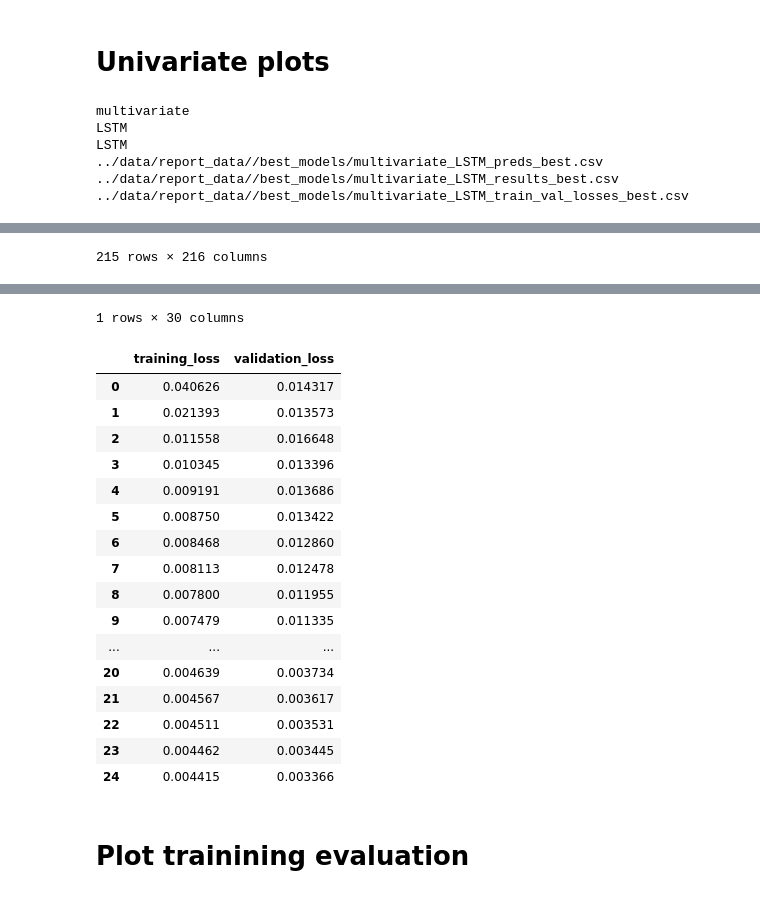
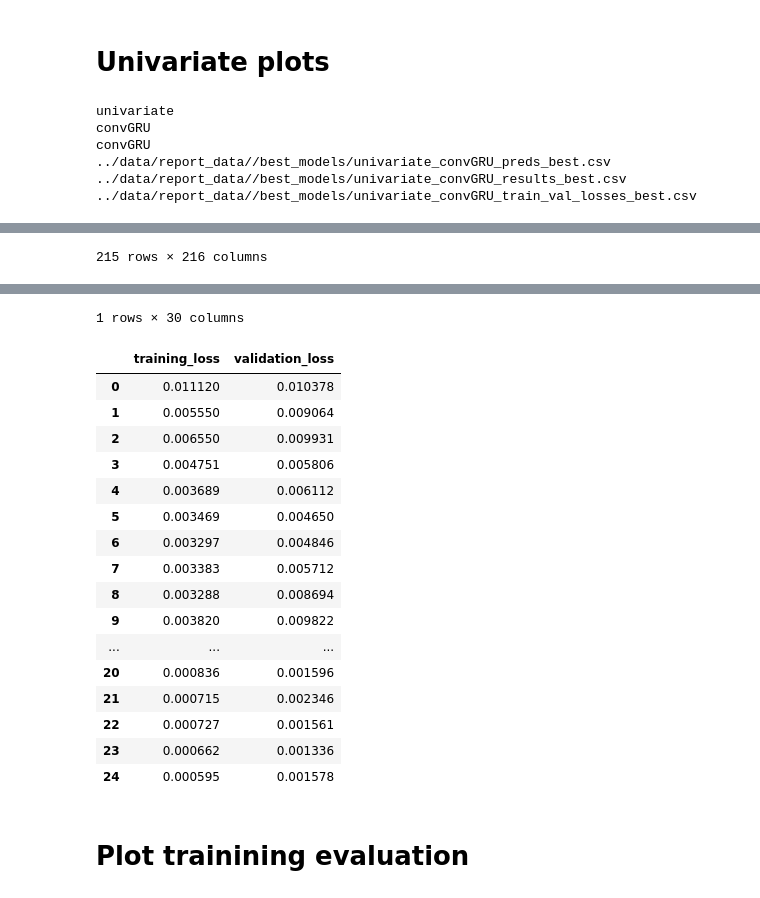
Before and after one commit to AndreasBordvik/FYS-STK4155-Prj3_report, a Jupyter notebook: code/best_models_plots.ipynb, the cells around one changed output, grey strips where cells are left out. Saved outputs shown, nothing was run; the diff lists cells and outputs as text; code cells hidden in the pictures.

```diff
--- a/code/best_models_plots.ipynb
+++ b/code/best_models_plots.ipynb
@@ -10,8 +10,8 @@ from models import *
 # %%
 plot_predictions = False
 
-variate = ["univariate","multivariate"][1]
-ind = 2
+variate = ["univariate","multivariate"][0]
+ind = 1
 model_read = ["simpleRNN", "convGRU", "LSTM"][ind]
 model_name = ["RNN","convGRU","LSTM"][ind]
 
@@ -35,12 +35,12 @@ display(preds_df)
 display(results_df)
 display(train_val_loss_df)
 # %% [output]
-multivariate
-LSTM
-LSTM
-../data/report_data//best_models/multivariate_LSTM_preds_best.csv
-../data/report_data//best_models/multivariate_LSTM_results_best.csv
-../data/report_data//best_models/multivariate_LSTM_train_val_losses_best.csv
+univariate
+convGRU
+convGRU
+../data/report_data//best_models/univariate_convGRU_preds_best.csv
+../data/report_data//best_models/univariate_convGRU_results_best.csv
+../data/report_data//best_models/univariate_convGRU_train_val_losses_best.csv
 |  | x1 | x2 | x3 | x4 | x5 | x6 | x7 | x8 | x9 | x10 | ... | ... |
 | 0 | 0.256492 | 0.257817 | 0.272026 | 0.272296 | 0.203352 | 0.163442 | 0.169411 | 0.334032 | 0.359758 | 0.395549 | ... | ... |
 | 1 | 0.251606 | 0.265151 | 0.286463 | 0.284914 | 0.216315 | 0.174045 | 0.183051 | 0.368409 | 0.390223 | 0.415293 | ... | ... |
@@ -59,21 +59,21 @@ LSTM
 1 rows × 30 columns
 |  | training_loss | validation_loss |
-| 0 | 0.040626 | 0.014317 |
-| 1 | 0.021393 | 0.013573 |
-| 2 | 0.011558 | 0.016648 |
-| 3 | 0.010345 | 0.013396 |
-| 4 | 0.009191 | 0.013686 |
-| 5 | 0.008750 | 0.013422 |
-| 6 | 0.008468 | 0.012860 |
-| 7 | 0.008113 | 0.012478 |
-| 8 | 0.007800 | 0.011955 |
-| 9 | 0.007479 | 0.011335 |
+| 0 | 0.011120 | 0.010378 |
+| 1 | 0.005550 | 0.009064 |
+| 2 | 0.006550 | 0.009931 |
+| 3 | 0.004751 | 0.005806 |
+| 4 | 0.003689 | 0.006112 |
+| 5 | 0.003469 | 0.004650 |
+| 6 | 0.003297 | 0.004846 |
+| 7 | 0.003383 | 0.005712 |
+| 8 | 0.003288 | 0.008694 |
+| 9 | 0.003820 | 0.009822 |
 | ... | ... | ... |
-| 20 | 0.004639 | 0.003734 |
-| 21 | 0.004567 | 0.003617 |
-| 22 | 0.004511 | 0.003531 |
-| 23 | 0.004462 | 0.003445 |
-| 24 | 0.004415 | 0.003366 |
+| 20 | 0.000836 | 0.001596 |
+| 21 | 0.000715 | 0.002346 |
+| 22 | 0.000727 | 0.001561 |
+| 23 | 0.000662 | 0.001336 |
+| 24 | 0.000595 | 0.001578 |
 # %% [markdown]
 # Plot trainining evaluation
 # %%
```
Also changed, not shown: parts of 3 cells of this notebook, 2 other files.
